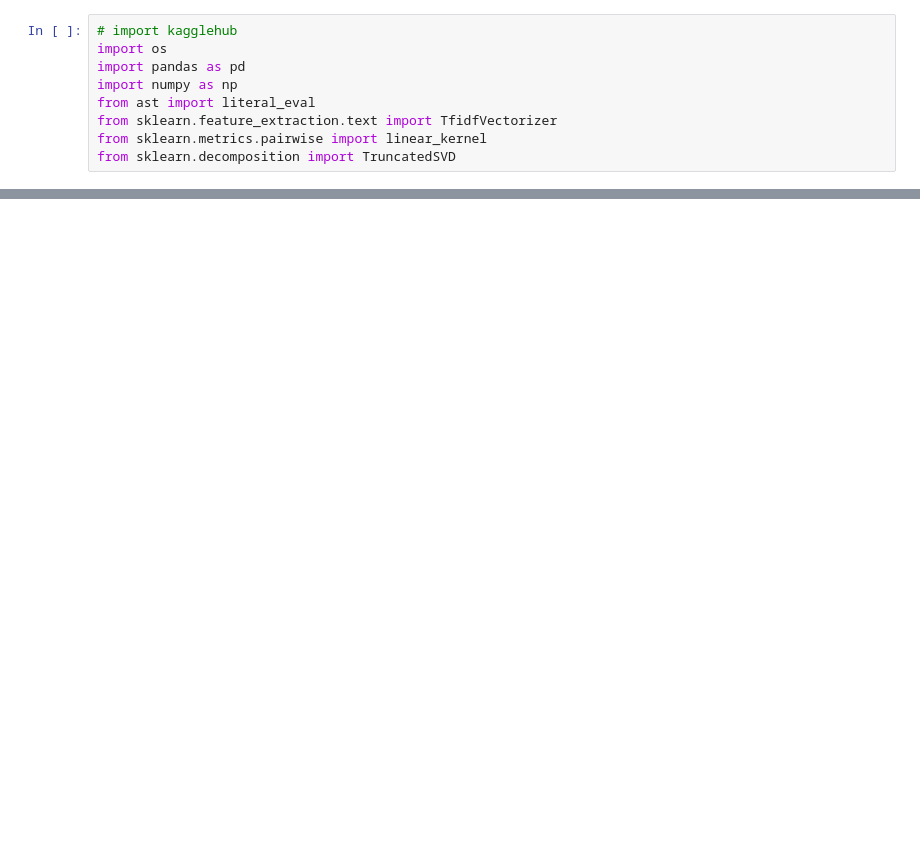
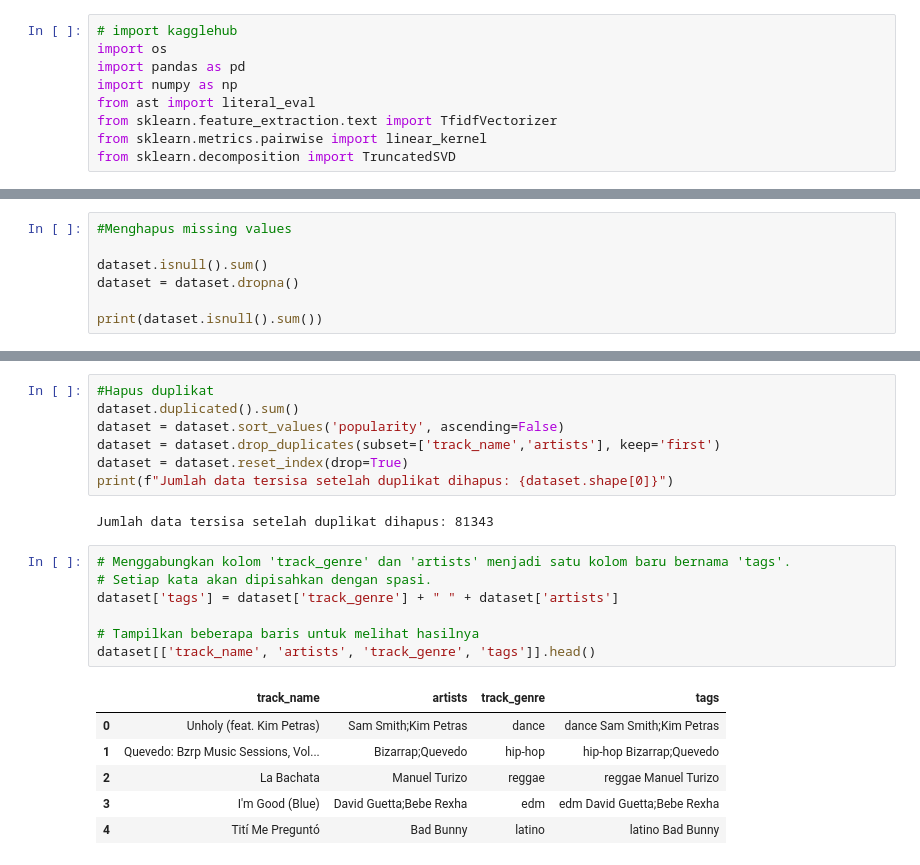
Before and after one commit to dzikri007/Summer-Project-Data-Science, a Jupyter notebook: Spotify System Recomendation/System_Recomendation.ipynb, the cells around one changed output, grey strips where cells are left out. Drawn from its saved outputs; the diff is of its cells as text; blank space fills up the shorter version.

```diff
--- a/Spotify System Recomendation/System_Recomendation.ipynb
+++ b/Spotify System Recomendation/System_Recomendation.ipynb
@@ -16,0 +110,7 @@ ModuleNotFoundError: No module named 'kagglehub'
+# %%
+#Menghapus missing values
+
+dataset.isnull().sum()
+dataset = dataset.dropna()
+
+print(dataset.isnull().sum())
@@ -16,0 +135,23 @@ ModuleNotFoundError: No module named 'kagglehub'
+# %%
+#Hapus duplikat
+dataset.duplicated().sum()
+dataset = dataset.sort_values('popularity', ascending=False)
+dataset = dataset.drop_duplicates(subset=['track_name','artists'], keep='first')
+dataset = dataset.reset_index(drop=True)
+print(f"Jumlah data tersisa setelah duplikat dihapus: {dataset.shape[0]}")
+# %% [output]
+Jumlah data tersisa setelah duplikat dihapus: 81343
+# %%
+# Menggabungkan kolom 'track_genre' dan 'artists' menjadi satu kolom baru bernama 'tags'.
+# Setiap kata akan dipisahkan dengan spasi.
+dataset['tags'] = dataset['track_genre'] + " " + dataset['artists']
+
+# Tampilkan beberapa baris untuk melihat hasilnya
+dataset[['track_name', 'artists', 'track_genre', 'tags']].head()
+# %% [output]
+|  | track_name | artists | track_genre | tags |
+| 0 | Unholy (feat. Kim Petras) | Sam Smith;Kim Petras | dance | dance Sam Smith;Kim Petras |
+| 1 | Quevedo: Bzrp Music Sessions, Vol... | Bizarrap;Quevedo | hip-hop | hip-hop Bizarrap;Quevedo |
+| 2 | La Bachata | Manuel Turizo | reggae | reggae Manuel Turizo |
+| 3 | I'm Good (Blue) | David Guetta;Bebe Rexha | edm | edm David Guetta;Bebe Rexha |
+| 4 | Tití Me Preguntó | Bad Bunny | latino | latino Bad Bunny |
```
Also changed, not shown: parts of 11 cells of this notebook.
